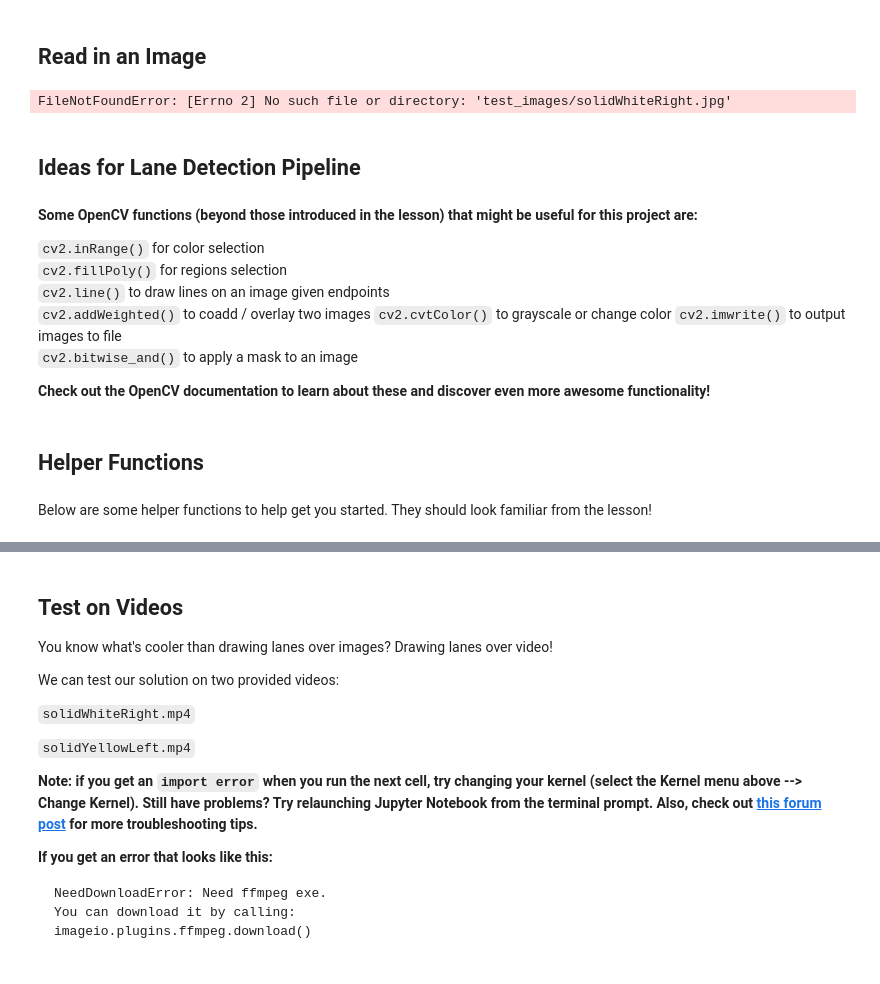
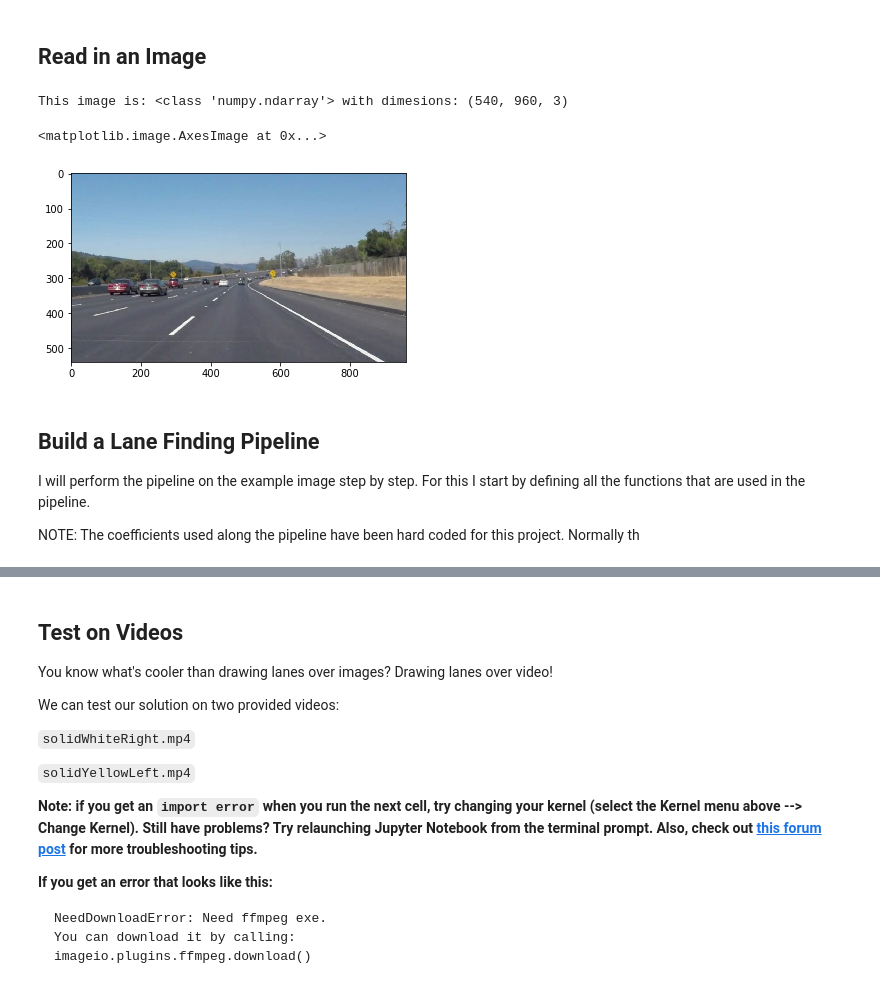
Before and after one commit to rpicatoste/carnd-term1-project1, a Jupyter notebook: project_1.ipynb, the cells around one changed output, grey strips where cells are left out. Drawn from its saved outputs; the diff is of its cells as text; code cells hidden in the pictures.

```diff
--- a/project_1.ipynb
+++ b/project_1.ipynb
@@ -50,29 +28,20 @@ from functions import *
 # %% [markdown]
 ## Read in an Image
 # %%
-#reading in an image
-image = mpimg.imread('test_images/solidWhiteRight.jpg')
+# Get the image
+image_name = "solidWhiteCurve.jpg"
+image = mpimg.imread(image_name)
 
-#printing out some stats and plotting
+# printing out some stats and plotting
 print('This image is:', type(image), 'with dimesions:', image.shape)
-plt.imshow(image)  # if you wanted to show a single color channel image called 'gray', for example, call as plt.imshow(gray, cmap='gray')
+plt.imshow( image )
 # %% [output]
-FileNotFoundError: [Errno 2] No such file or directory: 'test_images/solidWhiteRight.jpg'
+This image is: <class 'numpy.ndarray'> with dimesions: (540, 960, 3)
+<matplotlib.image.AxesImage at 0x...>
+[figure, added]
-# %% [markdown]
-## Ideas for Lane Detection Pipeline
-# %% [markdown]
-**Some OpenCV functions (beyond those introduced in the lesson) that might be useful for this project are:**
-
-`cv2.inRange()` for color selection
-`cv2.fillPoly()` for regions selection
-`cv2.line()` to draw lines on an image given endpoints
-`cv2.addWeighted()` to coadd / overlay two images
-`cv2.cvtColor()` to grayscale or change color
-`cv2.imwrite()` to output images to file
-`cv2.bitwise_and()` to apply a mask to an image
-
-**Check out the OpenCV documentation to learn about these and discover even more awesome functionality!**
-# %% [markdown]
-## Helper Functions
-# %% [markdown]
-Below are some helper functions to help get you started. They should look familiar from the lesson!
+# %% [markdown]
+## Build a Lane Finding Pipeline
+
+I will perform the pipeline on the example image step by step. For this I start by defining all the functions that are used in the pipeline.
+
+NOTE: The coefficients used along the pipeline have been hard coded for this project. Normally th
```
Also changed, not shown: parts of 11 cells of this notebook, 2 other files.
